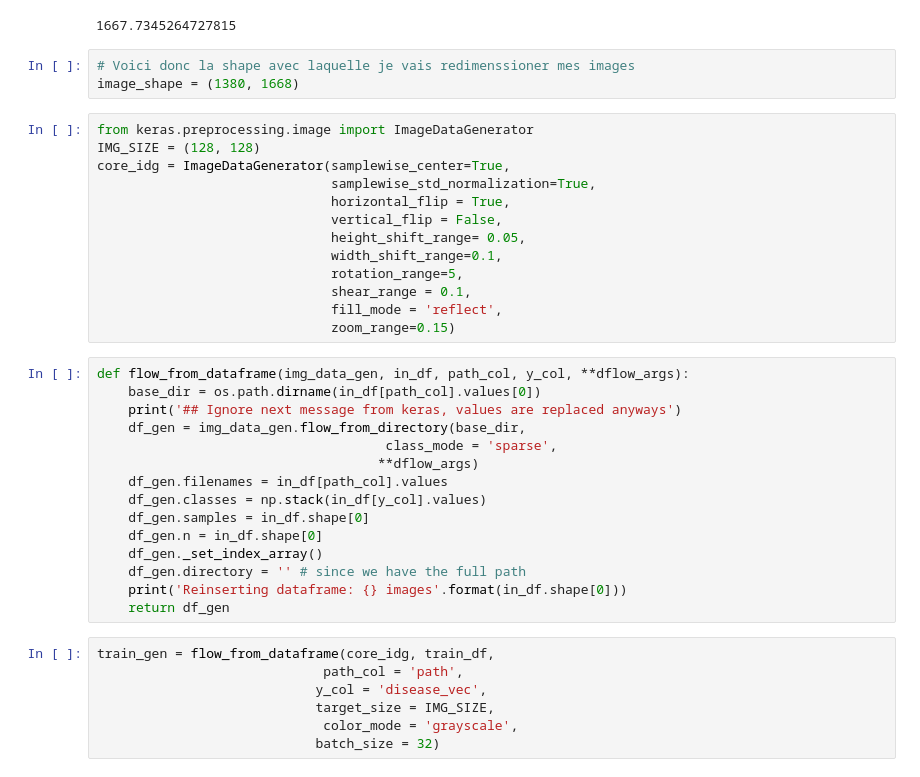
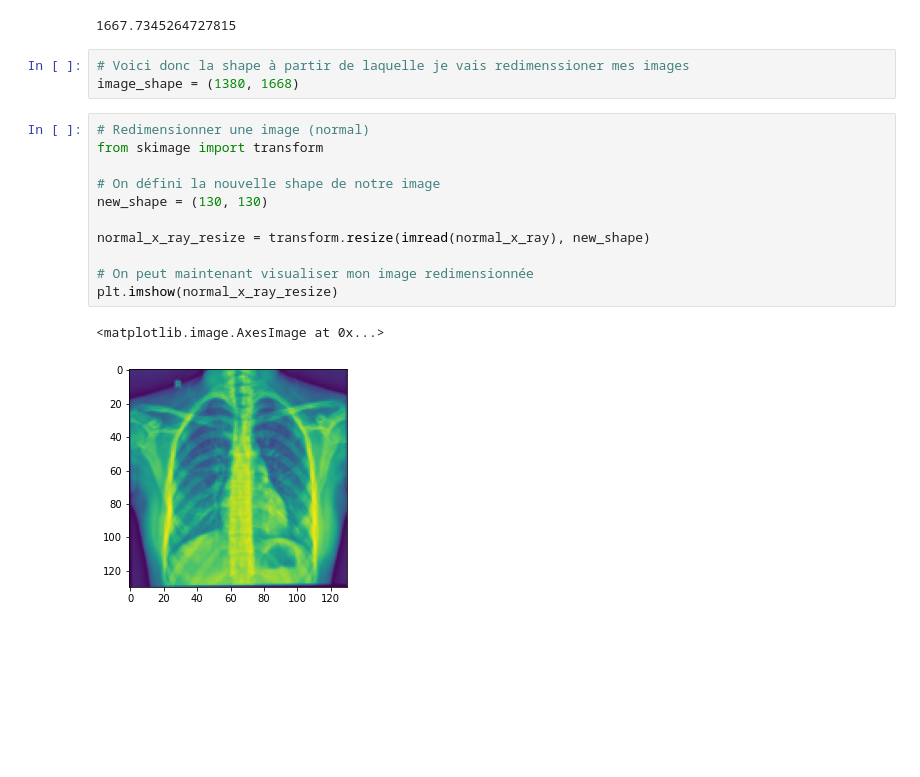
Before and after one commit to younessbennaj/T-DEV-810, a Jupyter notebook: notebook-zoidberg.ipynb, the cells around one changed output. Saved outputs shown, nothing was run; the diff lists cells and outputs as text; blank space fills up the shorter version.

```diff
--- a/notebook-zoidberg.ipynb
+++ b/notebook-zoidberg.ipynb
@@ -106,40 +116,19 @@ np.mean(dim2)
 # %% [output]
 1667.7345264727815
 # %%
-# Voici donc la shape avec laquelle je vais redimenssioner mes images
+# Voici donc la shape à partir de laquelle je vais redimenssioner mes images
 image_shape = (1380, 1668)
-# %%
-from keras.preprocessing.image import ImageDataGenerator
-IMG_SIZE = (128, 128)
-core_idg = ImageDataGenerator(samplewise_center=True,
-                              samplewise_std_normalization=True,
-                              horizontal_flip = True,
-                              vertical_flip = False,
-                              height_shift_range= 0.05,
-                              width_shift_range=0.1,
-                              rotation_range=5,
-                              shear_range = 0.1,
-                              fill_mode = 'reflect',
-                              zoom_range=0.15)
-# %%
-def flow_from_dataframe(img_data_gen, in_df, path_col, y_col, **dflow_args):
-    base_dir = os.path.dirname(in_df[path_col].values[0])
-    print('## Ignore next message from keras, values are replaced anyways')
-    df_gen = img_data_gen.flow_from_directory(base_dir,
-                                     class_mode = 'sparse',
-                                    **dflow_args)
-    df_gen.filenames = in_df[path_col].values
-    df_gen.classes = np.stack(in_df[y_col].values)
-    df_gen.samples = in_df.shape[0]
-    df_gen.n = in_df.shape[0]
-    df_gen._set_index_array()
-    df_gen.directory = '' # since we have the full path
-    print('Reinserting dataframe: {} images'.format(in_df.shape[0]))
-    return df_gen
-# %%
-train_gen = flow_from_dataframe(core_idg, train_df,
-                             path_col = 'path',
-                            y_col = 'disease_vec',
-                            target_size = IMG_SIZE,
-                             color_mode = 'grayscale',
-                            batch_size = 32)
+# %%
+# Redimensionner une image (normal)
+from skimage import transform
+
+# On défini la nouvelle shape de notre image
+new_shape = (130, 130)
+
+normal_x_ray_resize = transform.resize(imread(normal_x_ray), new_shape)
+
+# On peut maintenant visualiser mon image redimensionnée
+plt.imshow(normal_x_ray_resize)
+# %% [output]
+<matplotlib.image.AxesImage at 0x...>
+[figure, added]
```
Also changed, not shown: parts of 16 cells of this notebook, 9 other files.
